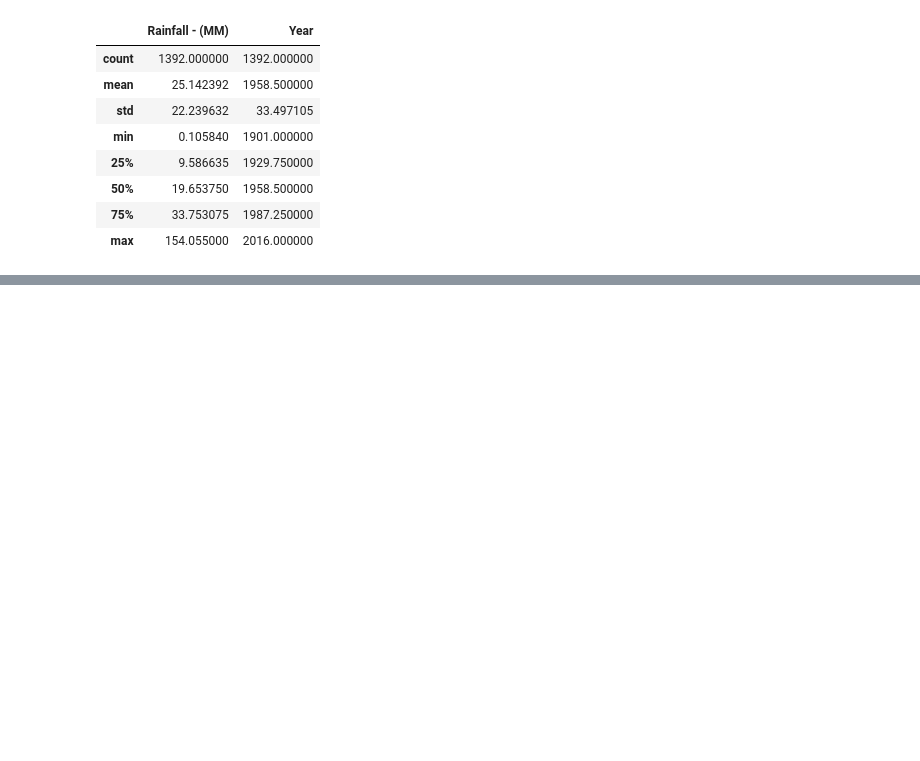
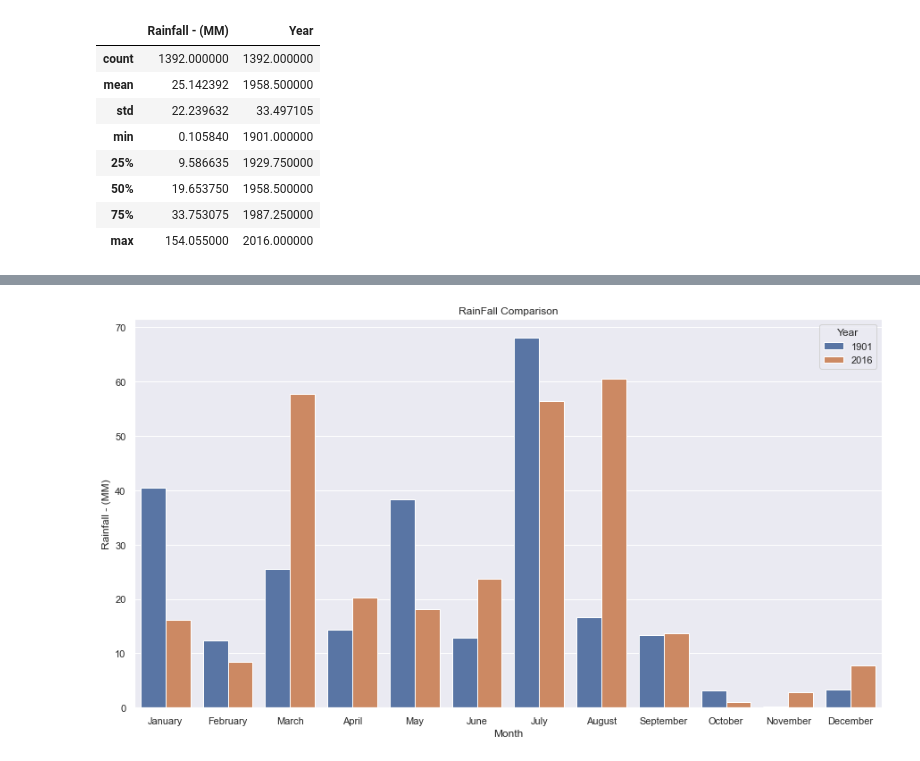
Before and after one commit to SirajAtFiverr/DataScience, a Jupyter notebook: analyse.ipynb, the cells around one changed output, grey strips where cells are left out. Saved outputs shown, nothing was run; the diff lists cells and outputs as text; code cells hidden in the pictures; blank space fills up the shorter version.

```diff
--- a/analyse.ipynb
+++ b/analyse.ipynb
@@ -31,0 +80,3 @@ data.describe()
+# %%
+data_2016_and_1901 = pd.concat((data_1901, data_2016))
+data_2016_and_1901
@@ -31,0 +101,6 @@ data.describe()
+# %%
+sns.barplot(x='Month', y='Rainfall - (MM)', hue='Year', data=data_2016_and_1901)
+plt.title('RainFall Comparison')
+plt.show()
+# %% [output]
+[figure, added]
```
Also changed, not shown: parts of 6 cells of this notebook.
